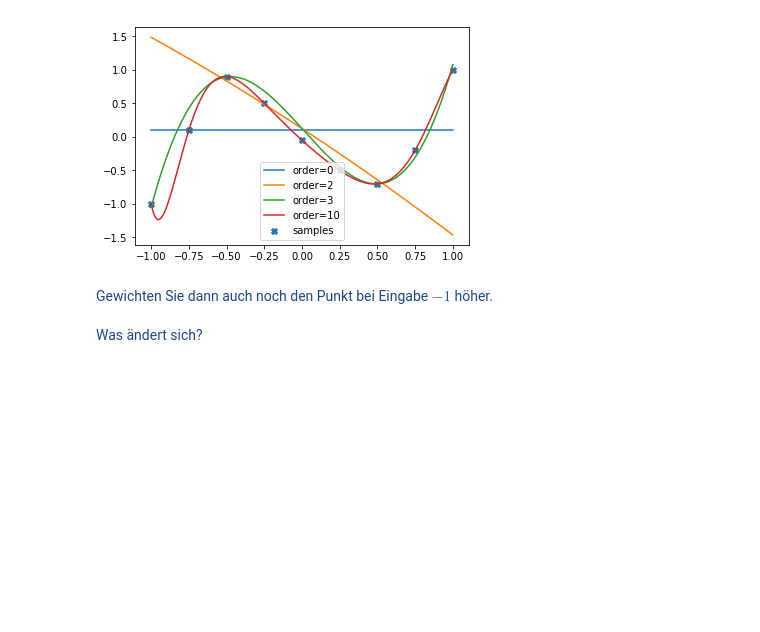
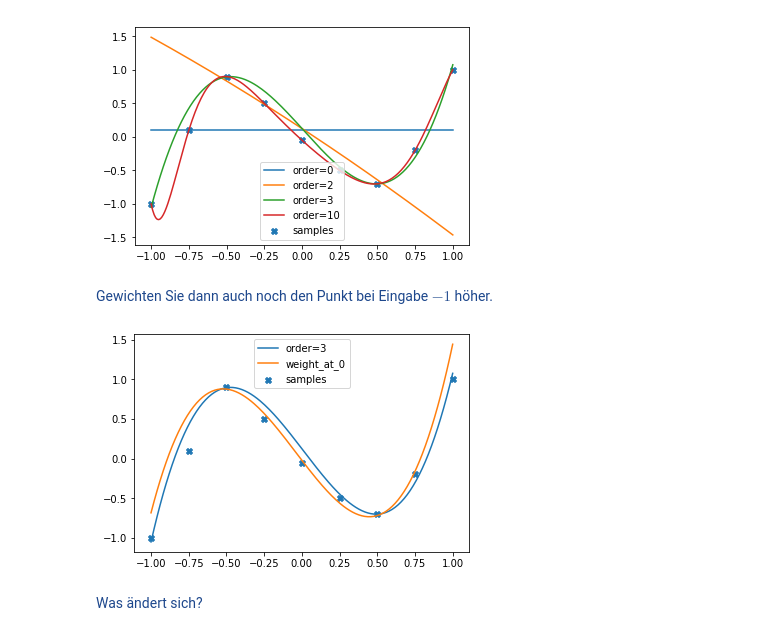
Before and after one commit to jonasitzmann/grundlagen_ml, a Jupyter notebook: ex3.ipynb, the cells around one changed output. Cells and saved outputs as stored; diff of their text form; code cells hidden in the pictures; blank space fills up the shorter version.

```diff
--- a/ex3.ipynb
+++ b/ex3.ipynb
@@ -170,11 +170,14 @@ plot_df(df, order_coeff_dict)
 <font color='#1d478c'>
 Gewichten Sie dann auch noch den Punkt bei Eingabe $-1$ höher.
 </font>
-# %%
-selected = df.x.isin([-1, -1/2, 1/2])
-for f in weight_factors:
-    col_name = 'weight_x{}'.format(f)
-    df[col_name] = np.power(f, selected) # f^0 or f^1
+# %%
+weights = get_weights(df.x, [-.5, 0, .5], 100)
+reference = 'order=3'
+coeff_dict = {reference : order_coeff_dict[reference]}
+coeff_dict['weight_at_0'] = polyfit(df.x, df.y, order=3, weights=weights)
+plot_df(df, coeff_dict)
+# %% [output]
+[figure, added]
 # %% [markdown]
 <font color='#1d478c'>
 Was ändert sich?
```
